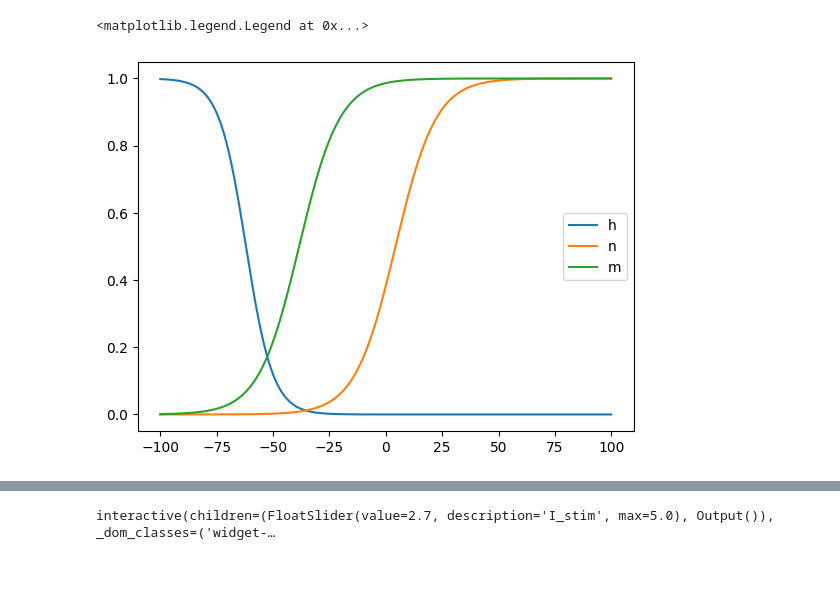
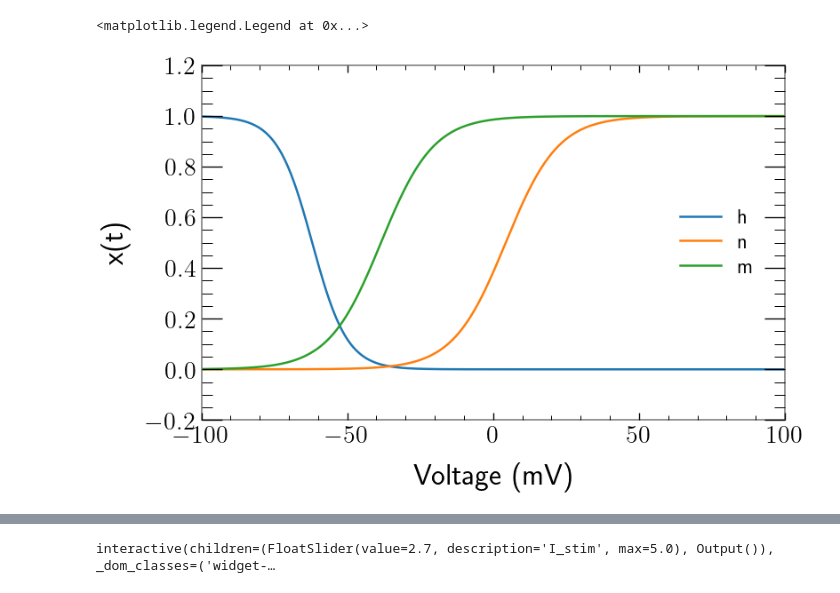
Before and after one commit to electronicvisions/jaxsnn, a Jupyter notebook: notebooks/hodgekin_huxley.ipynb, the cells around one changed output, grey strips where cells are left out. Saved outputs shown, nothing was run; the diff lists cells and outputs as text; code cells hidden in the pictures.

```diff
--- a/notebooks/hodgekin_huxley.ipynb
+++ b/notebooks/hodgekin_huxley.ipynb
@@ -10,4 +10,4 @@ from jaxsnn.base import funcutils
 from jaxsnn.base.types import ArrayLike
 from jaxsnn.base import implicit
 
-plt.style.use
+plt.style.use('./../doc/resources/matplotlibrc')
@@ -77,21 +87,25 @@ def hodgekin_huxley_dynamics(p : HodgekinHuxleyParameters):
 # %%
 def x0(alpha, beta):
     def x0(v):
         return alpha(v)/(alpha(v) + beta(v))
     return x0
 
 h0 = x0(alpha_h, beta_h)
 n0 = x0(alpha_n, beta_n)
 m0 = x0(alpha_m, beta_m)
 
 vs = np.arange(-100, 100, 0.1)
-plt.plot(vs, h0(vs), label='h')
-plt.plot(vs, n0(vs), label='n')
-plt.plot(vs, m0(vs), label='m')
-plt.legend()
+
+fig, ax = plt.subplots(1)
+ax.plot(vs, h0(vs), label='h')
+ax.plot(vs, n0(vs), label='n')
+ax.plot(vs, m0(vs), label='m')
+ax.set_xlabel('Voltage (mV)')
+ax.set_ylabel('x(t)')
+ax.legend()
 # %% [output]
 <matplotlib.legend.Legend at 0x...>
-[figure, old version]
+[figure, new version]
 # %%
 p = HodgekinHuxleyParameters(
     C_m_inv = 1.0, # Inverse Membrane capacitance per unit area (cm^2/uF)
```
Also changed, not shown: parts of 3 cells of this notebook, 6 other files.
